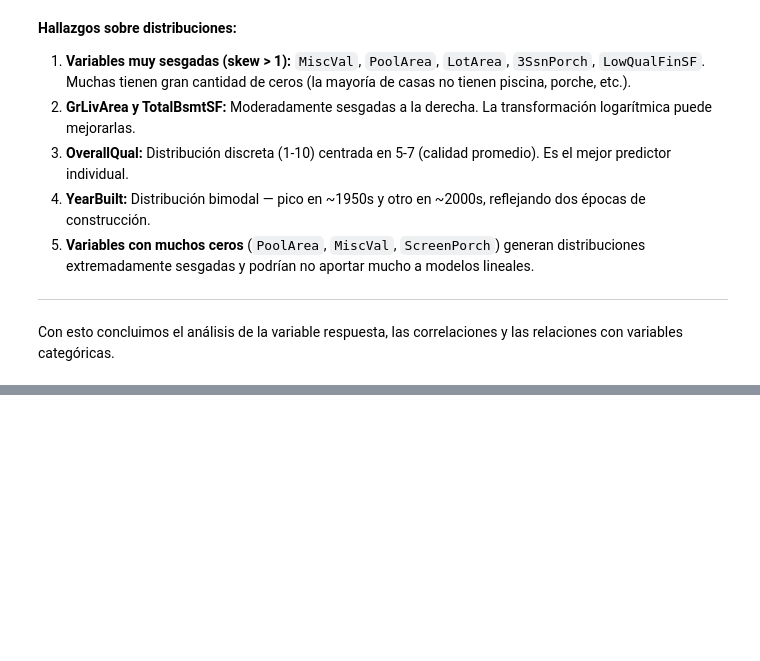
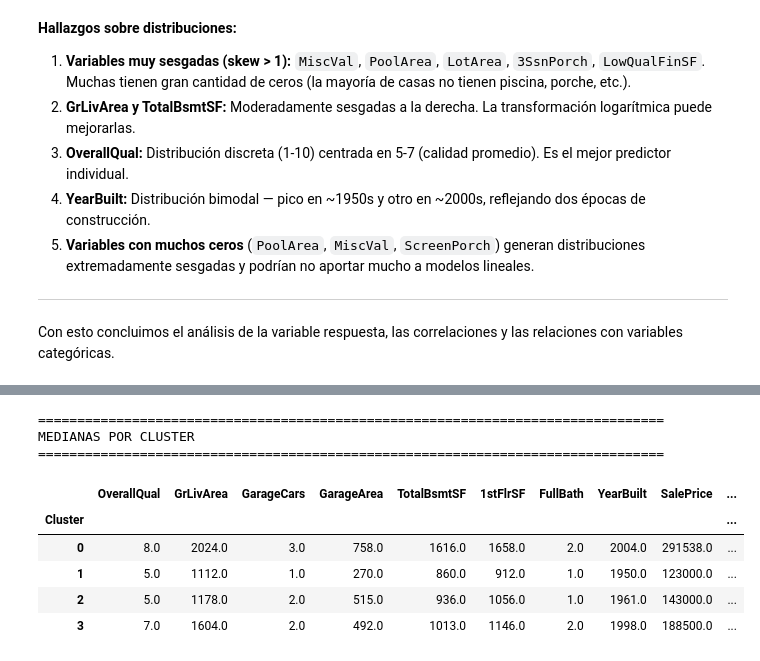
Before and after one commit to nicoCT04/Lab3MD, a Jupyter notebook: lab3.ipynb, the cells around one changed output, grey strips where cells are left out. Saved outputs shown, nothing was run; the diff lists cells and outputs as text; code cells hidden in the pictures; blank space fills up the shorter version.

```diff
--- a/lab3.ipynb
+++ b/lab3.ipynb
@@ -491,0 +634,32 @@ Con esto concluimos el análisis de la variable respuesta, las correlaciones y l
+# %%
+# Aplicar K-Means con k=4 (balance entre codo y silueta)
+N_CLUSTERS = 4
+kmeans_final = KMeans(n_clusters=N_CLUSTERS, random_state=42, n_init=10)
+cluster_data = cluster_data.copy()
+cluster_data['Cluster'] = kmeans_final.fit_predict(cluster_scaled)
+
+# Resumen estadistico por cluster
+cluster_summary = (cluster_data.groupby('Cluster')[CLUSTER_FEATURES]
+                   .agg(['mean', 'median', 'count'])
+                   .round(1))
+
+# Tabla simplificada: medianas por cluster
+cluster_medians = (cluster_data.groupby('Cluster')[CLUSTER_FEATURES]
+                   .median()
+                   .round(0))
+cluster_medians['N_casas'] = cluster_data.groupby('Cluster').size().values
+
+print("=" * 80)
+print("MEDIANAS POR CLUSTER")
+print("=" * 80)
+display(cluster_medians)
+# %% [output]
+================================================================================
+MEDIANAS POR CLUSTER
+================================================================================
+|  | OverallQual | GrLivArea | GarageCars | GarageArea | TotalBsmtSF | 1stFlrSF | FullBath | YearBuilt | SalePrice | ... |
+| Cluster |  |  |  |  |  |  |  |  |  | ... |
+| 0 | 8.0 | 2024.0 | 3.0 | 758.0 | 1616.0 | 1658.0 | 2.0 | 2004.0 | 291538.0 | ... |
+| 1 | 5.0 | 1112.0 | 1.0 | 270.0 | 860.0 | 912.0 | 1.0 | 1950.0 | 123000.0 | ... |
+| 2 | 5.0 | 1178.0 | 2.0 | 515.0 | 936.0 | 1056.0 | 1.0 | 1961.0 | 143000.0 | ... |
+| 3 | 7.0 | 1604.0 | 2.0 | 492.0 | 1013.0 | 1146.0 | 2.0 | 1998.0 | 188500.0 | ... |
```
Also changed, not shown: parts of 15 cells of this notebook.
